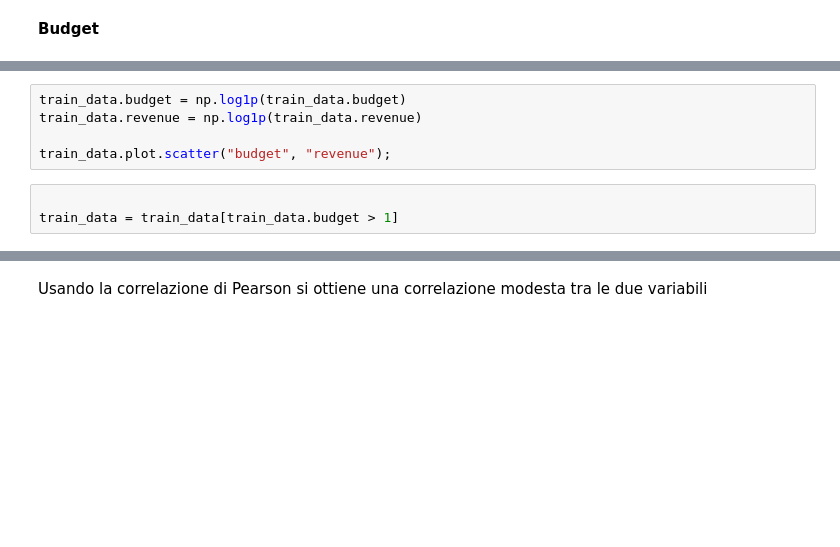
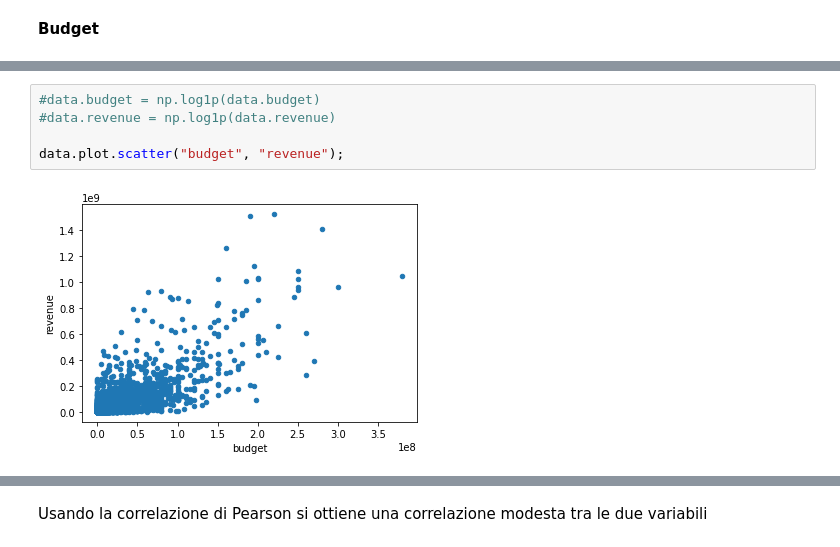
Before and after one commit to sergiorolnic/datascience, a Jupyter notebook: datascience_project.ipynb, the cells around one changed output, grey strips where cells are left out. Drawn from its saved outputs; the diff is of its cells as text; blank space fills up the shorter version.

```diff
--- a/datascience_project.ipynb
+++ b/datascience_project.ipynb
@@ -146,8 +216,7 @@ Si passano entrambe le features alla funzione logaritmica (log(1+x)) per meglio
 # %%
-train_data.budget = np.log1p(train_data.budget)
-train_data.revenue = np.log1p(train_data.revenue)
+#data.budget = np.log1p(data.budget)
+#data.revenue = np.log1p(data.revenue)
 
-train_data.plot.scatter("budget", "revenue");
+data.plot.scatter("budget", "revenue");
+# %% [output]
+[figure, added]
-# %%
-
-train_data = train_data[train_data.budget > 1]
```
Also changed, not shown: parts of 62 cells of this notebook.
